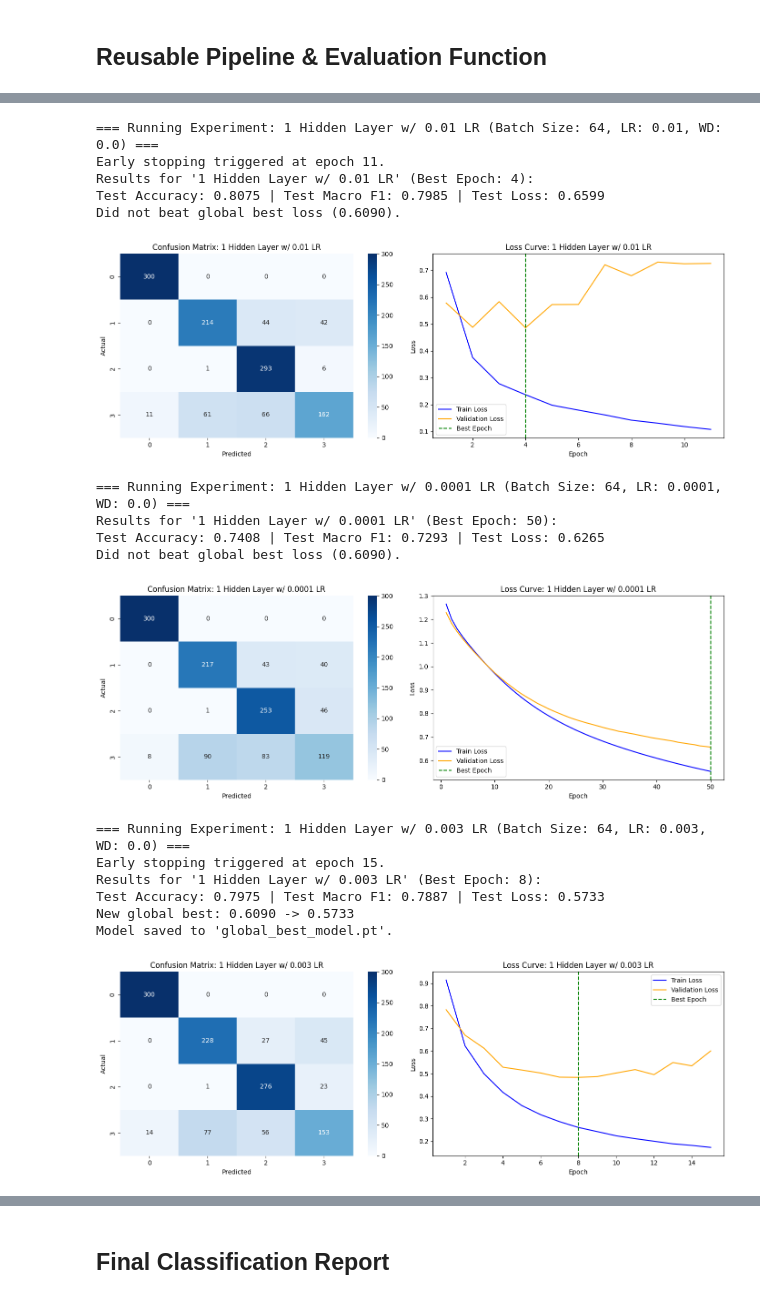
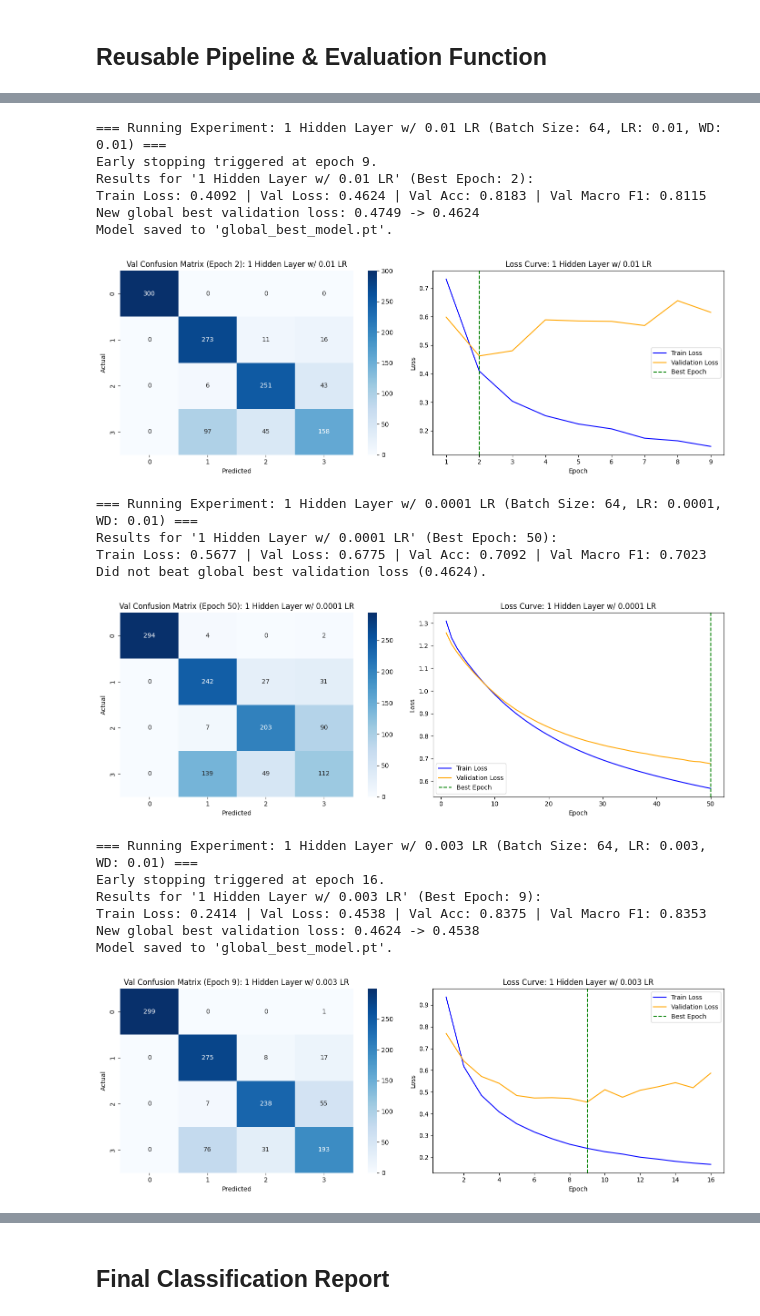
Before and after one commit to jaruss1003/Machine-Learning, a Jupyter notebook: Deep-Learning/Projects/Seizure-Classification/seizure_model_development.ipynb, the cells around one changed output, grey strips where cells are left out. Drawn from its saved outputs; the diff is of its cells as text; code cells hidden in the pictures.

```diff
--- a/Deep-Learning/Projects/Seizure-Classification/seizure_model_development.ipynb
+++ b/Deep-Learning/Projects/Seizure-Classification/seizure_model_development.ipynb
@@ -144,6 +170,7 @@ class MLP_1Layer(nn.Module):
     def __init__(self, dropout_rate=0):
         # 1 Hidden Layer MLP (16 inputs -> 128 hidden units -> 4 classes)
         super().__init__()
+        self.dropout_rate = dropout_rate
         self.network = nn.Sequential(
             nn.Linear(16, 128),
             nn.LeakyReLU(negative_slope=0.01),
@@ -447,26 +476,27 @@ All experiments maintain fixed network architecture (`MLP_1Layer`), batch size (
 # %%
 res_lr_high    = run_experiment(MLP_1Layer(), lr=0.01, exp_title="1 Hidden Layer w/ 0.01 LR")
 res_lr_low     = run_experiment(MLP_1Layer(), lr=0.0001, exp_title="1 Hidden Layer w/ 0.0001 LR")
 res_lr_mid     = run_experiment(MLP_1Layer(), lr=0.003, exp_title="1 Hidden Layer w/ 0.003 LR")
 
 lr_df = pd.DataFrame([res_lr_high, res_lr_low, res_lr_mid])
-display(lr_df.sort_values(by="Test Loss", ascending=True))
+display(lr_df.sort_values(by="Val Loss", ascending=True))
 # %% [output]
-=== Running Experiment: 1 Hidden Layer w/ 0.01 LR (Batch Size: 64, LR: 0.01, WD: 0.0) ===
-Early stopping triggered at epoch 11.
-Results for '1 Hidden Layer w/ 0.01 LR' (Best Epoch: 4):
-Test Accuracy: 0.8075 | Test Macro F1: 0.7985 | Test Loss: 0.6599
-Did not beat global best loss (0.6090).
+=== Running Experiment: 1 Hidden Layer w/ 0.01 LR (Batch Size: 64, LR: 0.01, WD: 0.01) ===
+Early stopping triggered at epoch 9.
+Results for '1 Hidden Layer w/ 0.01 LR' (Best Epoch: 2):
+Train Loss: 0.4092 | Val Loss: 0.4624 | Val Acc: 0.8183 | Val Macro F1: 0.8115
+New global best validation loss: 0.4749 -> 0.4624
+Model saved to 'global_best_model.pt'.
-[figure, old version]
+[figure, new version]
-=== Running Experiment: 1 Hidden Layer w/ 0.0001 LR (Batch Size: 64, LR: 0.0001, WD: 0.0) ===
+=== Running Experiment: 1 Hidden Layer w/ 0.0001 LR (Batch Size: 64, LR: 0.0001, WD: 0.01) ===
 Results for '1 Hidden Layer w/ 0.0001 LR' (Best Epoch: 50):
-Test Accuracy: 0.7408 | Test Macro F1: 0.7293 | Test Loss: 0.6265
-Did not beat global best loss (0.6090).
+Train Loss: 0.5677 | Val Loss: 0.6775 | Val Acc: 0.7092 | Val Macro F1: 0.7023
+Did not beat global best validation loss (0.4624).
-[figure, old version]
+[figure, new version]
-=== Running Experiment: 1 Hidden Layer w/ 0.003 LR (Batch Size: 64, LR: 0.003, WD: 0.0) ===
-Early stopping triggered at epoch 15.
-Results for '1 Hidden Layer w/ 0.003 LR' (Best Epoch: 8):
-Test Accuracy: 0.7975 | Test Macro F1: 0.7887 | Test Loss: 0.5733
-New global best: 0.6090 -> 0.5733
+=== Running Experiment: 1 Hidden Layer w/ 0.003 LR (Batch Size: 64, LR: 0.003, WD: 0.01) ===
+Early stopping triggered at epoch 16.
+Results for '1 Hidden Layer w/ 0.003 LR' (Best Epoch: 9):
+Train Loss: 0.2414 | Val Loss: 0.4538 | Val Acc: 0.8375 | Val Macro F1: 0.8353
+New global best validation loss: 0.4624 -> 0.4538
 Model saved to 'global_best_model.pt'.
-[figure, old version]
+[figure, new version]
```
Also changed, not shown: parts of 14 cells of this notebook, 1 other file.
